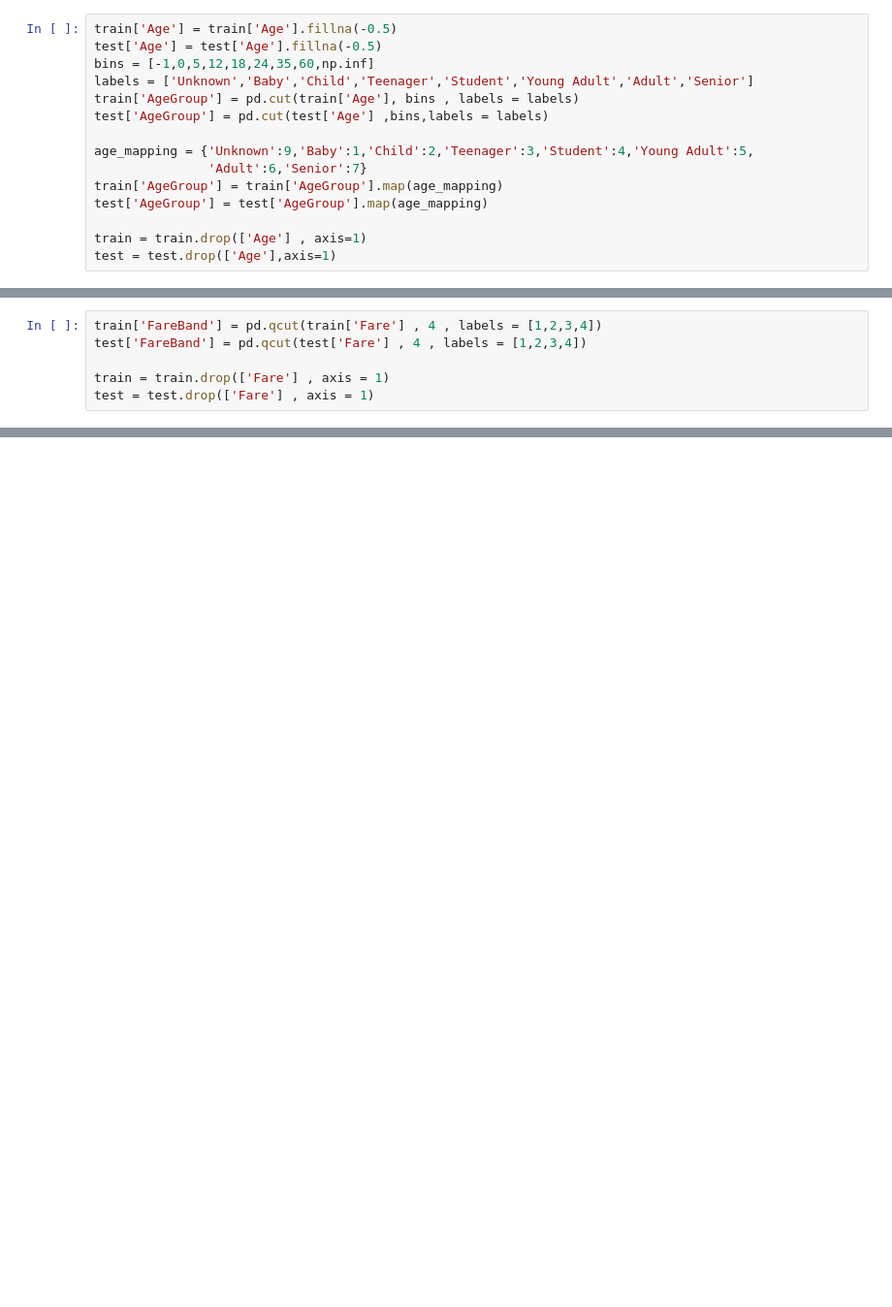
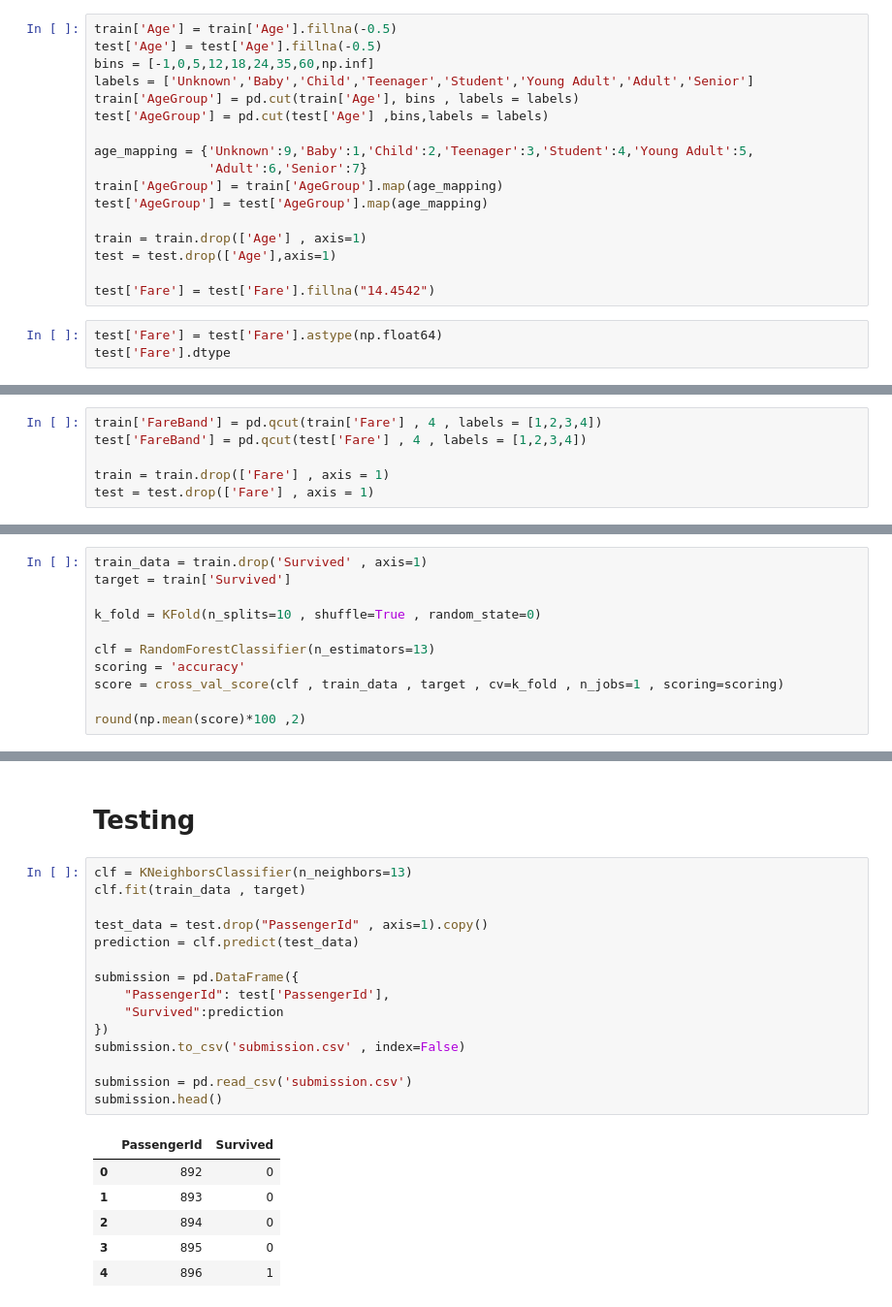
Before and after one commit to tsdavid/tensorflow, a Jupyter notebook: titanic.ipynb, the cells around one changed output, grey strips where cells are left out. Shown at 97% size. Drawn from its saved outputs; the diff is of its cells as text; blank space fills up the shorter version.

```diff
--- a/titanic.ipynb
+++ b/titanic.ipynb
@@ -88,3 +62,8 @@ test['AgeGroup'] = test['AgeGroup'].map(age_mapping)
 
 train = train.drop(['Age'] , axis=1)
 test = test.drop(['Age'],axis=1)
+
+test['Fare'] = test['Fare'].fillna("14.4542")
+# %%
+test['Fare'] = test['Fare'].astype(np.float64)
+test['Fare'].dtype
@@ -148,0 +112,11 @@ RangeIndex(start=0, stop=418, step=1)
+# %%
+train_data = train.drop('Survived' , axis=1)
+target = train['Survived']
+
+k_fold = KFold(n_splits=10 , shuffle=True , random_state=0)
+
+clf = RandomForestClassifier(n_estimators=13)
+scoring = 'accuracy'
+score = cross_val_score(clf , train_data , target , cv=k_fold , n_jobs=1 , scoring=scoring)
+
+round(np.mean(score)*100 ,2)
@@ -148,0 +175,24 @@ RangeIndex(start=0, stop=418, step=1)
+# %% [markdown]
+# Testing
+# %%
+clf = KNeighborsClassifier(n_neighbors=13)
+clf.fit(train_data , target)
+
+test_data = test.drop("PassengerId" , axis=1).copy()
+prediction = clf.predict(test_data)
+
+submission = pd.DataFrame({
+    "PassengerId": test['PassengerId'],
+    "Survived":prediction
+})
+submission.to_csv('submission.csv' , index=False)
+
+submission = pd.read_csv('submission.csv')
+submission.head()
+# %% [output]
+|  | PassengerId | Survived |
+| 0 | 892 | 0 |
+| 1 | 893 | 0 |
+| 2 | 894 | 0 |
+| 3 | 895 | 0 |
+| 4 | 896 | 1 |
```
Also changed, not shown: parts of 22 cells of this notebook.
